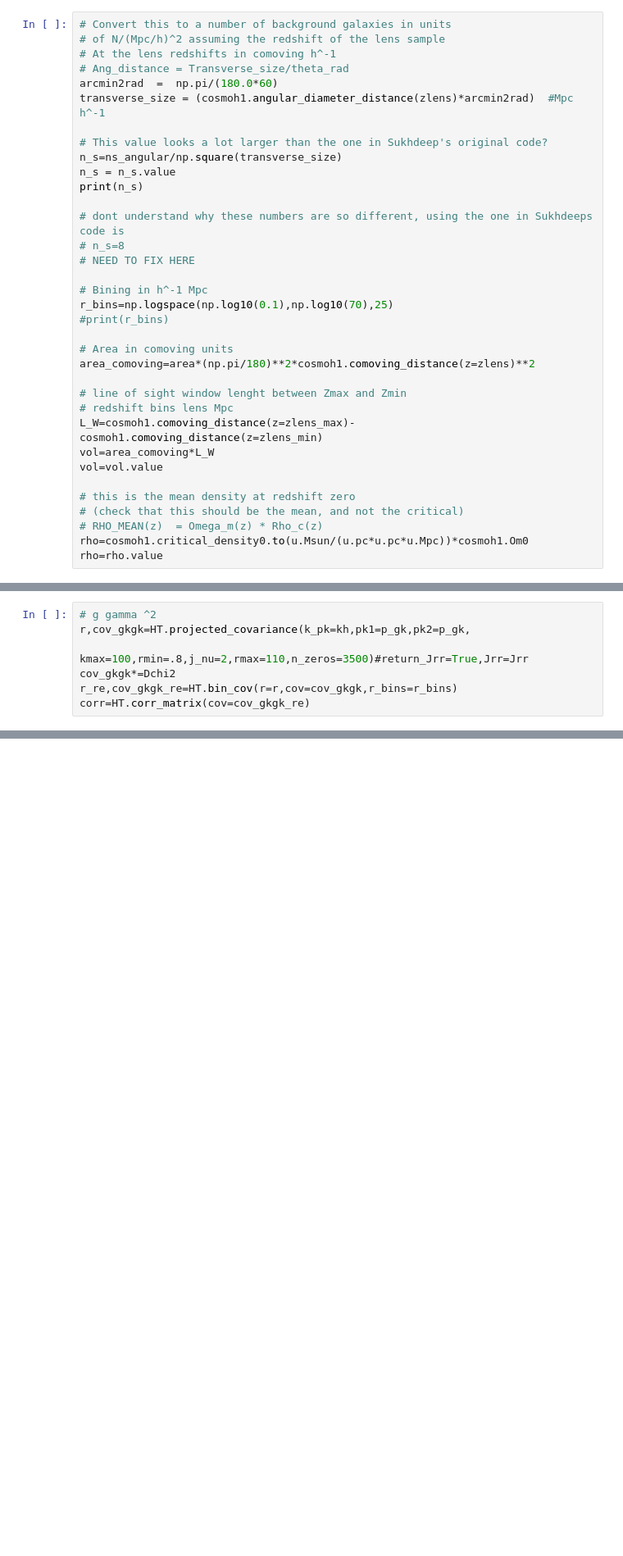
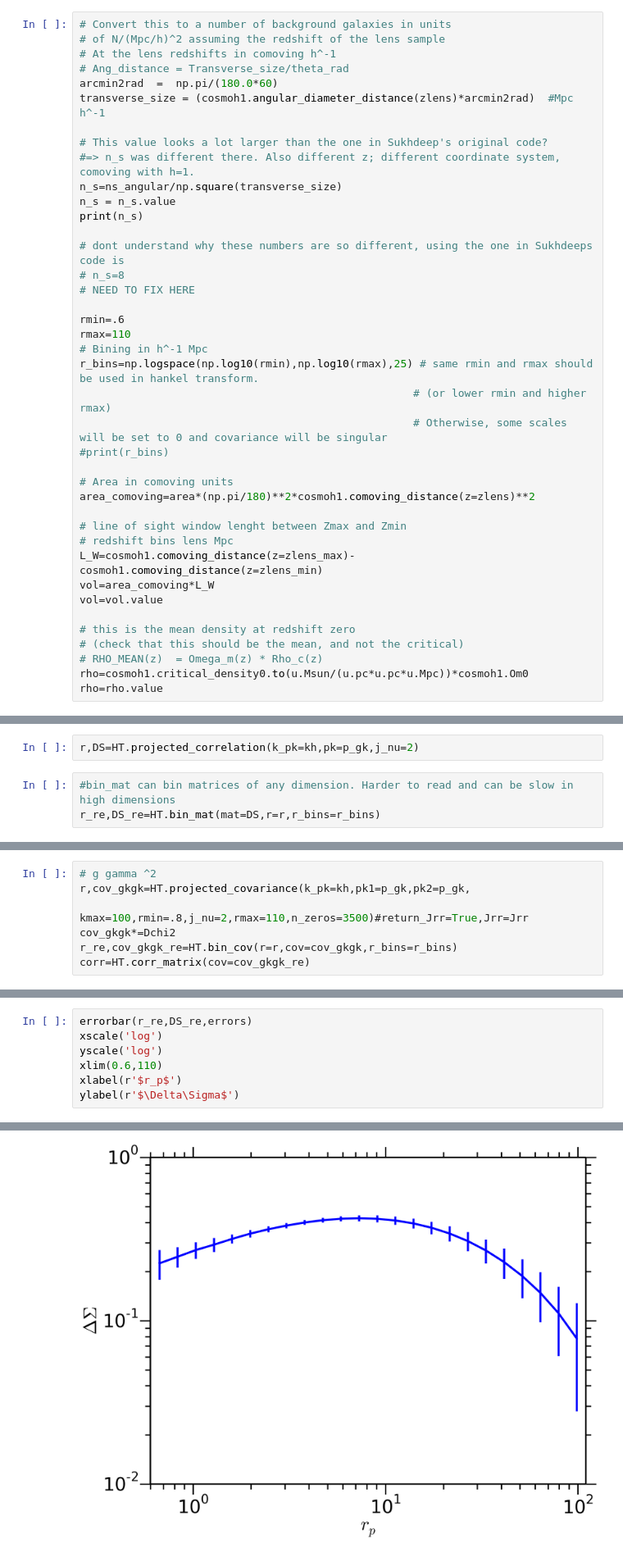
Before and after one commit to cosmodesi/c3dev, a Jupyter notebook: LensingErrors/get_lensing_errors.ipynb, the cells around one changed output, grey strips where cells are left out. Shown at 82% size. Cells and saved outputs as stored; diff of their text form; blank space fills up the shorter version.

```diff
--- a/LensingErrors/get_lensing_errors.ipynb
+++ b/LensingErrors/get_lensing_errors.ipynb
@@ -65,6 +65,7 @@ arcmin2rad  =  np.pi/(180.0*60)
 transverse_size = (cosmoh1.angular_diameter_distance(zlens)*arcmin2rad)  #Mpc h^-1
 
 # This value looks a lot larger than the one in Sukhdeep's original code?
+#=> n_s was different there. Also different z; different coordinate system, comoving with h=1.
 n_s=ns_angular/np.square(transverse_size)
 n_s = n_s.value
 print(n_s)
@@ -73,8 +74,12 @@ print(n_s)
 # n_s=8
 # NEED TO FIX HERE
 
+rmin=.6
+rmax=110
 # Bining in h^-1 Mpc
-r_bins=np.logspace(np.log10(0.1),np.log10(70),25)
+r_bins=np.logspace(np.log10(rmin),np.log10(rmax),25) # same rmin and rmax should be used in hankel transform.
+                                                    # (or lower rmin and higher rmax)
+                                                    # Otherwise, some scales will be set to 0 and covariance will be singular
 #print(r_bins)
 
 # Area in comoving units
@@ -263,6 +266,11 @@ p_g=blens**2*pk
 p_gk=blens*pk*rho
 # %%
 taper_kw=dict({'large_k_lower':10,'large_k_upper':kmax,'low_k_lower':kmin,'low_k_upper':kmin*1.2})
+# %%
+r,DS=HT.projected_correlation(k_pk=kh,pk=p_gk,j_nu=2)
+# %%
+#bin_mat can bin matrices of any dimension. Harder to read and can be slow in high dimensions
+r_re,DS_re=HT.bin_mat(mat=DS,r=r,r_bins=r_bins)
 # %%
 # Pgg x Pgammagamma
 r,cov_ggkk=HT.projected_covariance(k_pk=kh,pk1=p_g+g_shot_noise,pk2=p_kappa_kappa+shape_noise,j_nu=2,taper=True,**taper_kw)
@@ -289,0 +298,8 @@ print(errors)
+# %%
+errorbar(r_re,DS_re,errors)
+xscale('log')
+yscale('log')
+xlim(0.6,110)
+xlabel(r'$r_p$')
+ylabel(r'$\Delta\Sigma$')
+# %% [output]
@@ -290,3 +307,4 @@ print(errors)
+[figure, added]
 # %%
 
 plt.pcolor(r_re,r_re,corr,norm=colors.LogNorm())
```
Also changed, not shown: parts of 10 cells of this notebook.
